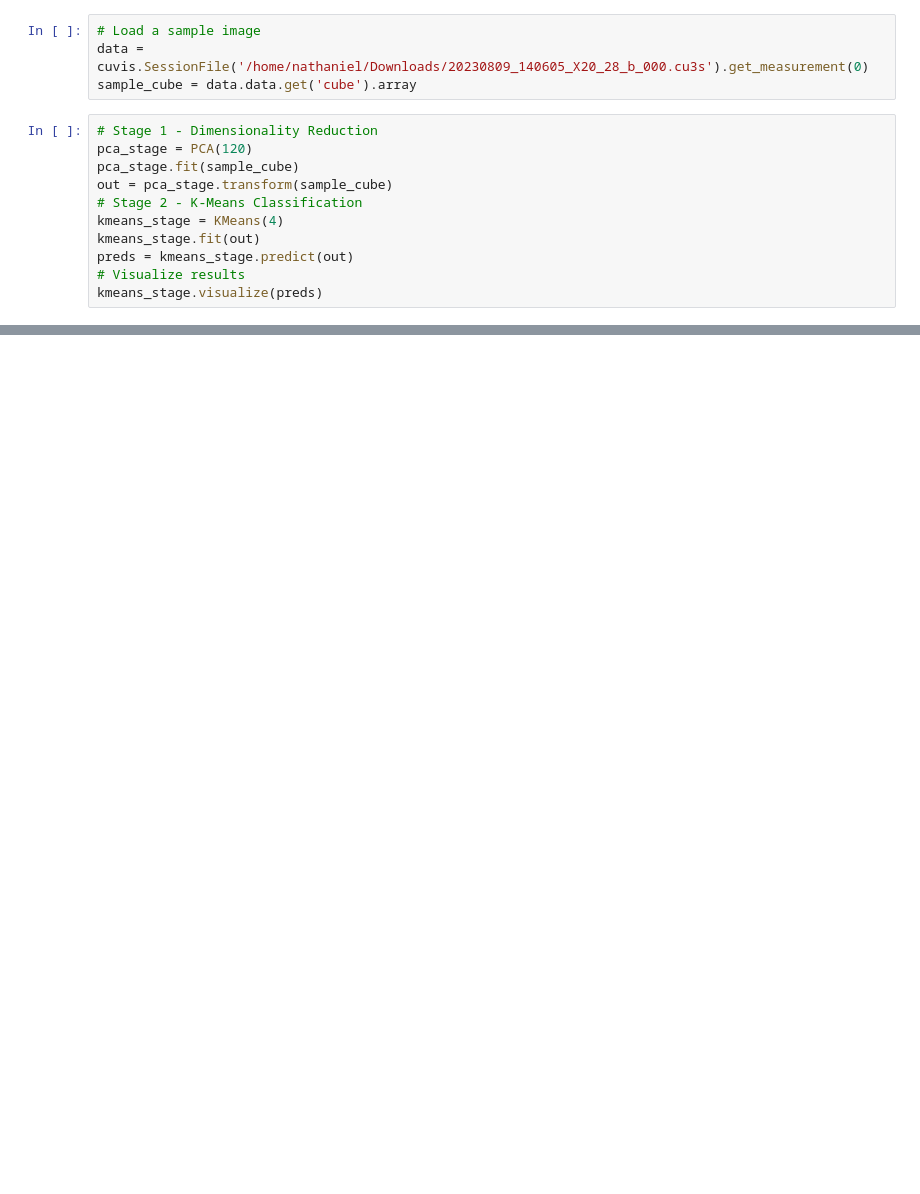
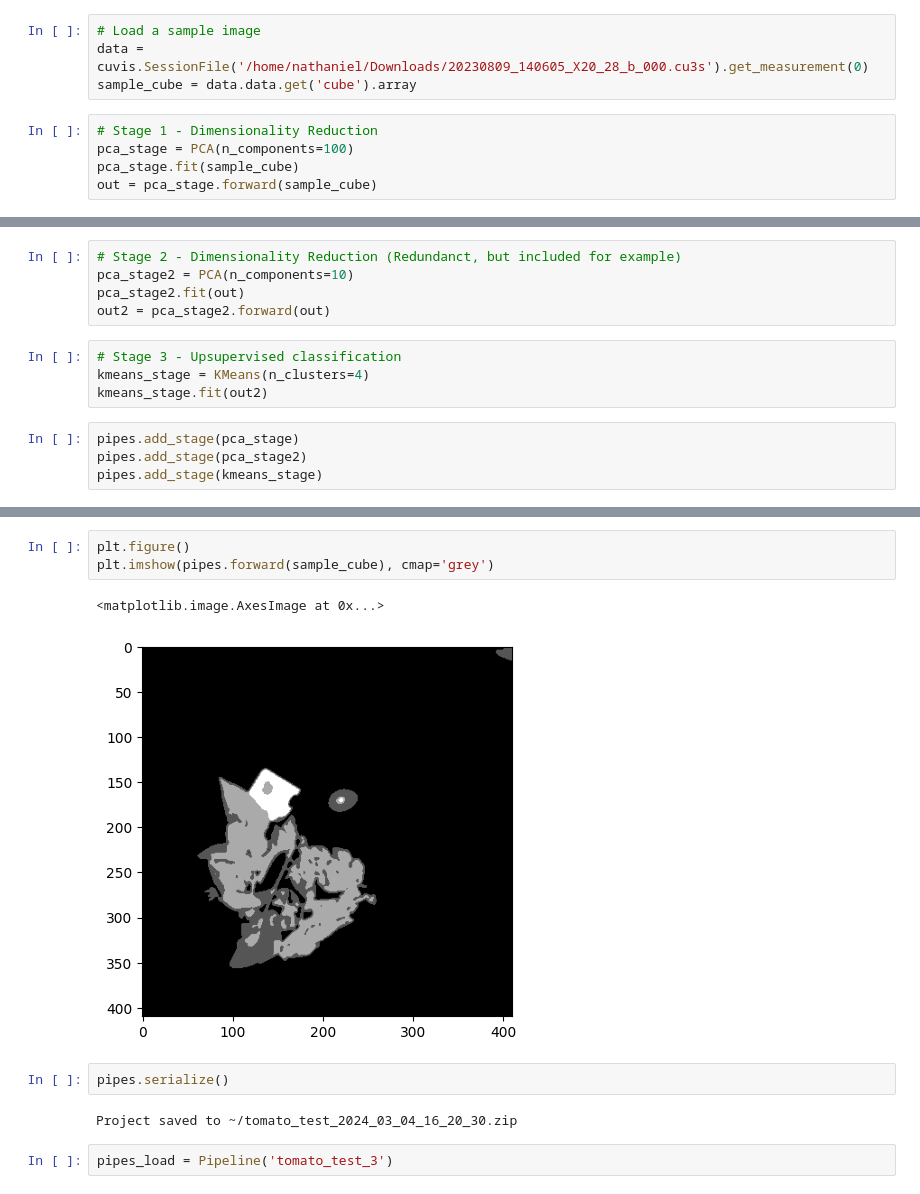
Before and after one commit to cubert-hyperspectral/cuvis.ai, a Jupyter notebook: Minimal_Example.ipynb, the cells around one changed output, grey strips where cells are left out. Cells and saved outputs as stored; diff of their text form; blank space fills up the shorter version.

Commit message:
adds pipeline

```diff
--- a/Minimal_Example.ipynb
+++ b/Minimal_Example.ipynb
@@ -20,12 +17,6 @@ data = cuvis.SessionFile('/home/nathaniel/Downloads/20230809_140605_X20_28_b_000
 sample_cube = data.data.get('cube').array
 # %%
 # Stage 1 - Dimensionality Reduction
-pca_stage = PCA(120)
+pca_stage = PCA(n_components=100)
 pca_stage.fit(sample_cube)
-out = pca_stage.transform(sample_cube)
-# Stage 2 - K-Means Classification
-kmeans_stage = KMeans(4)
-kmeans_stage.fit(out)
-preds = kmeans_stage.predict(out)
-# Visualize results
-kmeans_stage.visualize(preds)
+out = pca_stage.forward(sample_cube)
@@ -48,0 +23,13 @@ test_kmeans_stage.visualize(test_kmeans_stage.predict(test_pca_stage.transform(s
+# %%
+# Stage 2 - Dimensionality Reduction (Redundanct, but included for example)
+pca_stage2 = PCA(n_components=10)
+pca_stage2.fit(out)
+out2 = pca_stage2.forward(out)
+# %%
+# Stage 3 - Upsupervised classification
+kmeans_stage = KMeans(n_clusters=4)
+kmeans_stage.fit(out2)
+# %%
+pipes.add_stage(pca_stage)
+pipes.add_stage(pca_stage2)
+pipes.add_stage(kmeans_stage)
@@ -48,0 +54,12 @@ test_kmeans_stage.visualize(test_kmeans_stage.predict(test_pca_stage.transform(s
+# %%
+plt.figure()
+plt.imshow(pipes.forward(sample_cube), cmap='grey')
+# %% [output]
+<matplotlib.image.AxesImage at 0x...>
+[figure, added]
+# %%
+pipes.serialize()
+# %% [output]
+Project saved to ~/tomato_test_2024_03_04_16_20_30.zip
+# %%
+pipes_load = Pipeline('tomato_test_3')
```
Also changed, not shown: parts of 15 cells of this notebook, 8 other files.
